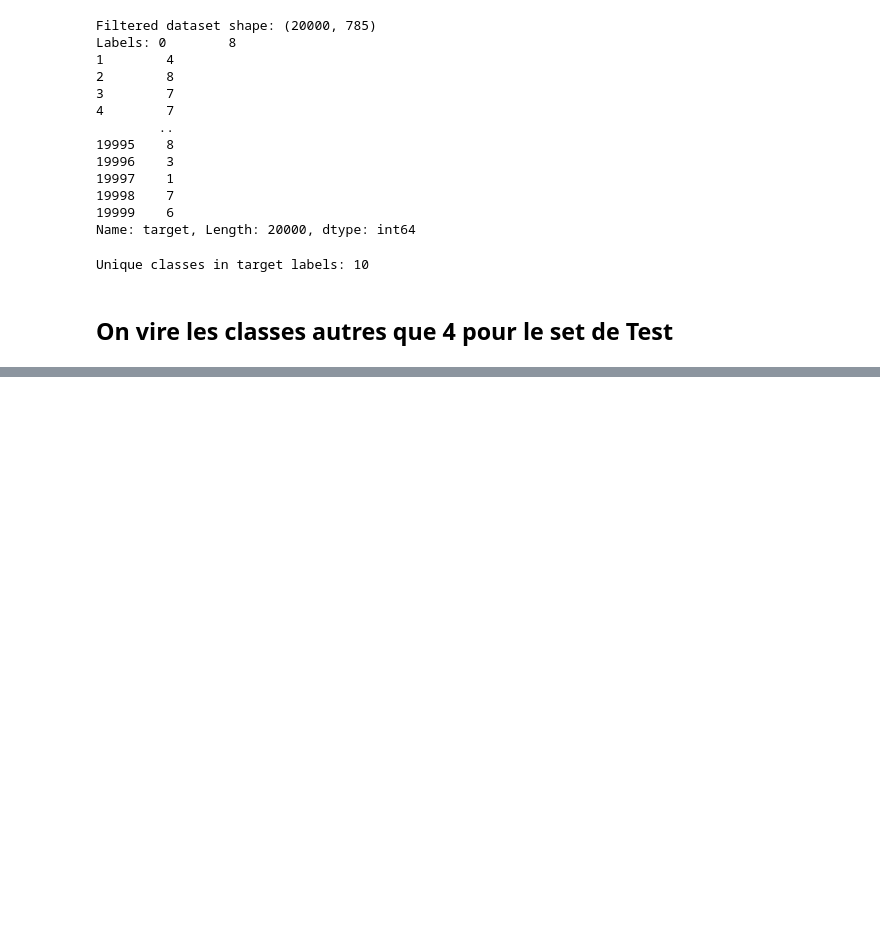
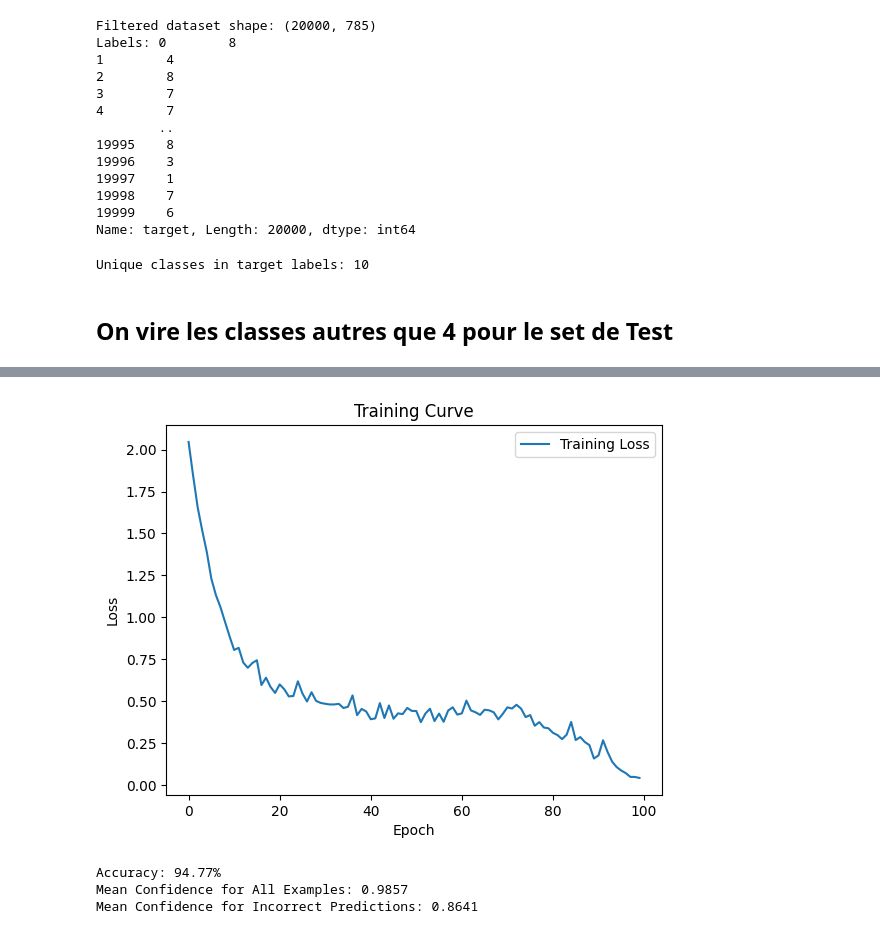
Before and after one commit to quentinRolld/Adversarial_attack, a Jupyter notebook: RBF/ADV_Generalize.ipynb, the cells around one changed output, grey strips where cells are left out. Cells and saved outputs as stored; diff of their text form; code cells hidden in the pictures; blank space fills up the shorter version.

```diff
--- a/RBF/ADV_Generalize.ipynb
+++ b/RBF/ADV_Generalize.ipynb
@@ -83,7 +91,9 @@ torch.Size([363])
 # %%
 # Hyperparameters
 
-batch_size = 64
+batch_size = 128
+n_epochs = 100
+lr = 0.001
 # %%
 training_dataloader = DataLoader(X_train_tensor, batch_size=batch_size, shuffle=True)
 test_dataloader = DataLoader(X_test_tensor, batch_size=batch_size, shuffle=True)
@@ -106,3 +146,19 @@ def adversarial_loss_fn(model, x, y, epsilon, alpha):
 
     # Combinaison des deux pertes
     return alpha * standard_loss + (1 - alpha) * adversarial_loss
+# %%
+input_size = 784
+num_classes = 10
+device = torch.device("cpu")
+
+# Define the model
+model = MaxoutNetworkWithSoftmax(input_size, num_classes)
+
+model = model.to(device)
+
+optimizer = optim.Adam(model.parameters(), lr=0.001)
+
+# Define the loss function
+criterion = nn.CrossEntropyLoss()
+
+training_loss ,model_trained = training_loop_Maxout(optimizer, model, criterion, X_train_tensor, y_train_tensor,num_epochs=n_epochs,batch_size=batch_size)
@@ -109,2 +183,12 @@ def adversarial_loss_fn(model, x, y, epsilon, alpha):
+# %%
+plot_losses(training_loss)
+# %% [output]
+[figure, added]
+# %%
+eval_test_Maxout(X_test_tensor,y_test_tensor,model)
+# %% [output]
+Accuracy: 94.77%
+Mean Confidence for All Examples: 0.9857
+Mean Confidence for Incorrect Predictions: 0.8641
 # %%
 test(model2, device, test_loader, 1)
```
Also changed, not shown: parts of 4 cells of this notebook, 1 other file.
